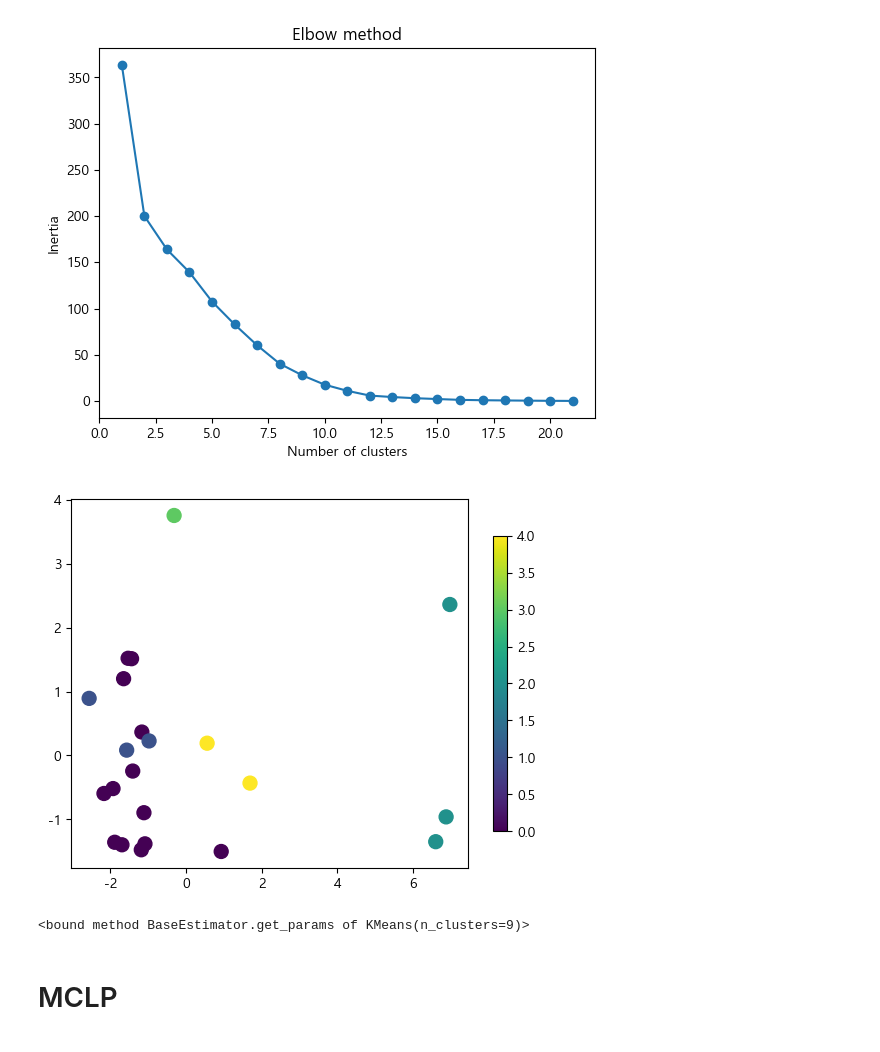
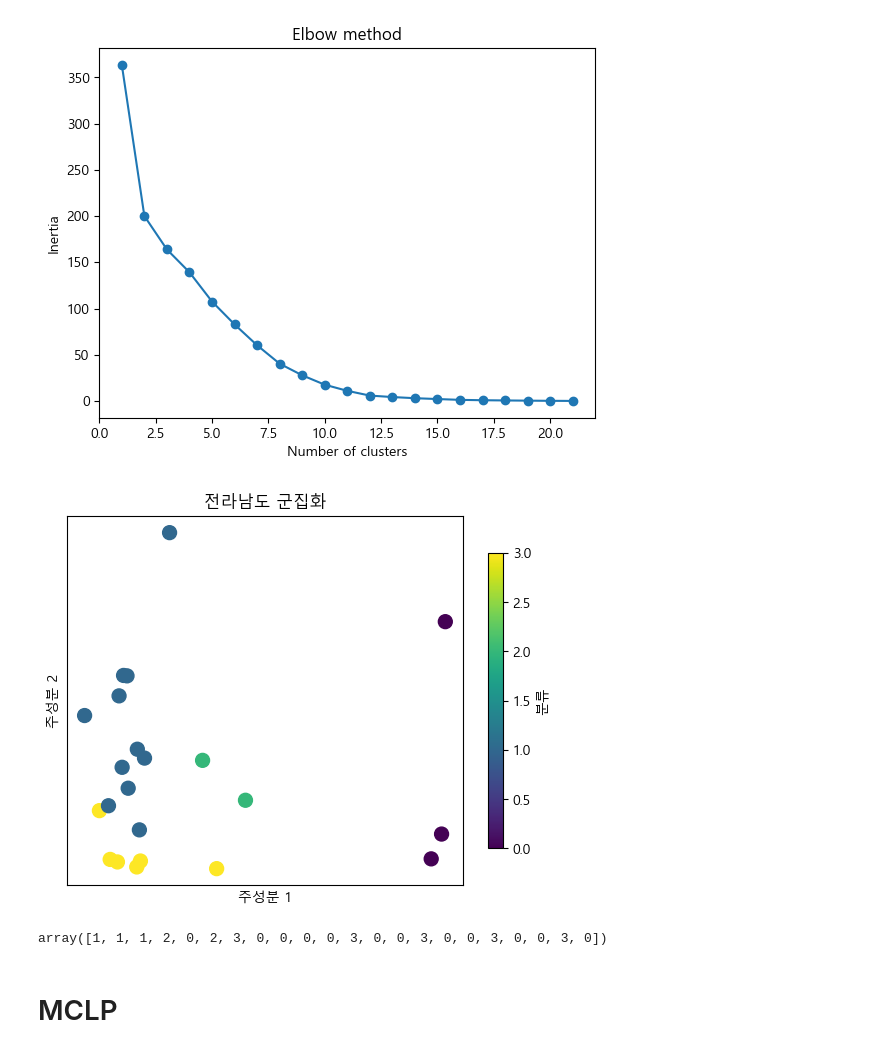
Before and after one commit to sheershay/ise-sr-project, a Jupyter notebook: clustering/clustering.ipynb, the cells around one changed output. Drawn from its saved outputs; the diff is of its cells as text; code cells hidden in the pictures.

Commit message:
made 4 clusters

```diff
--- a/clustering/clustering.ipynb
+++ b/clustering/clustering.ipynb
@@ -506,20 +506,26 @@ plt.show()
 # %% [output]
 [figure]
 # %%
-kmeans = KMeans(n_clusters=5)
+kmeans = KMeans(n_clusters=4,random_state=42)
 kmeans.fit(x_pca)
 
 x22=np.arange(len(f_df))
 plt.scatter(x_pca[:,0],x_pca[:,1],c=kmeans.labels_,s=100)
-plt.colorbar(shrink=0.8)
 
+plt.xticks([])
+plt.xlabel('주성분 1')
+plt.ylabel('주성분 2')
+plt.yticks([])
+plt.colorbar(shrink=0.8,label='분류')
+
+plt.title('전라남도 군집화')
 plt.show()
 # %% [output]
-[figure, old version]
+[figure, new version]
 # %%
-kmeans.get_params
+kmeans.labels_
 # %% [output]
-<bound method BaseEstimator.get_params of KMeans(n_clusters=9)>
+array([1, 1, 1, 2, 0, 2, 3, 0, 0, 0, 0, 3, 0, 0, 3, 0, 0, 3, 0, 0, 3, 0])
 # %% [markdown]
 # MCLP
 # %%
```
Also changed, not shown: parts of 1 cell of this notebook, 1 other file.
